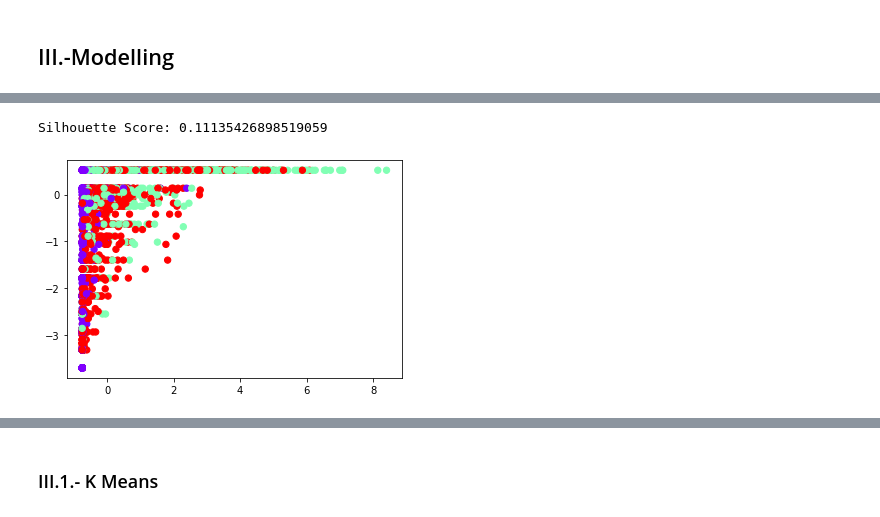
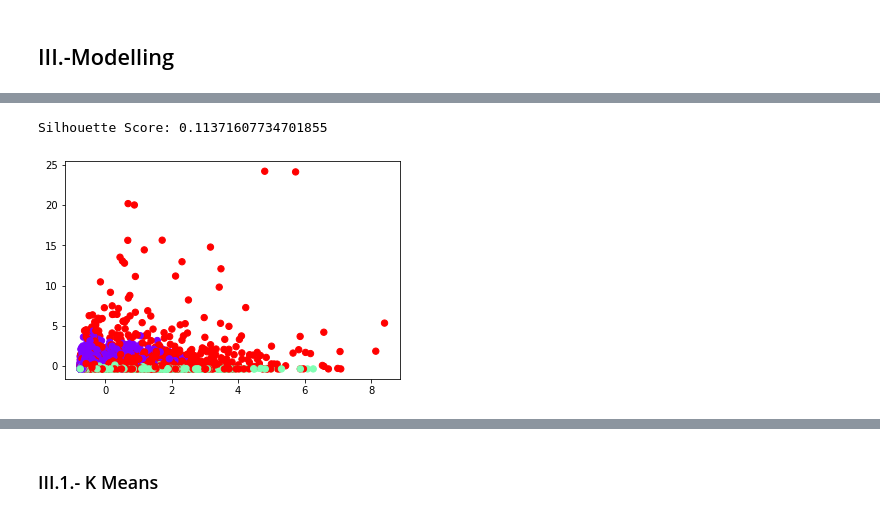
Before and after one commit to Insectonwindscreen/MLxB_CA1, a Jupyter notebook: Marketing_analysis_clusters_1.ipynb, the cells around one changed output, grey strips where cells are left out. Cells and saved outputs as stored; diff of their text form; code cells hidden in the pictures.

```diff
--- a/Marketing_analysis_clusters_1.ipynb
+++ b/Marketing_analysis_clusters_1.ipynb
@@ -418,6 +421,15 @@ from sklearn.metrics.pairwise import pairwise_distances_argmin
 
 #from sklearn.model_selection import GridSearchCV
 # %%
-allResults = pd.DataFrame()
-x= creditcard_df.values
-x= creditcard_df_scaled
+#Let's use the Standard Scaler
+scaler = StandardScaler()
+df= creditcard_df.values
+df= scaler.fit_transform(df)
+x=df
+n_clusters= 3
+
+#creating list
+models = ['KMeans', 'Agglomerative Clustering',' FCM',
+          'GaussianMixture', 'Birch']
+Labels = []
+Score  = []
@@ -448,14 +459,13 @@ Silhouette Score: 0.4676551448676235
 # %%
-kmeans = AgglomerativeClustering(n_clusters = 3, affinity = 'euclidean', linkage = 'ward')
+kmeans = AgglomerativeClustering(n_clusters = n_clusters, affinity = 'euclidean', linkage = 'ward')
 y_kmeans = kmeans.fit_predict(x)
 
 # Visualising the clusters using scatter() method
-plt.scatter(x[y_kmeans == 0, 0], x[y_kmeans == 0, 1], s = 50, c = 'red')
-plt.scatter(x[y_kmeans == 1, 0], x[y_kmeans == 1, 1], s = 50, c = 'blue')
-plt.scatter(x[y_kmeans == 2, 0], x[y_kmeans == 2, 1], s = 50, c = 'green')
+plt.scatter(x[:,0], x[:,3], c=y_kmeans, s=40, cmap='viridis')
 
 print(f'Silhouette Score: {silhouette_score(x, y_kmeans)}')
+
 # Create an additional column in the dataframe (df) as KMeans_labels
-allResults['AC_labels'] = kmeans.labels_
-allResults['AC_Score'] = silhouette_score(x, y_kmeans)
+Labels.append(kmeans.labels_)
+Score.append(silhouette_score(x, y_kmeans))
 # %% [output]
@@ -464,19 +474,18 @@ Silhouette Score: 0.3882657711143604
 # %%
-x= creditcard_df.values
-kmeans = FCM(n_clusters = 3)
+kmeans = FCM(n_clusters = n_clusters)
 y_kmeans = kmeans.fit(x)
 centers = kmeans.centers
 # argmax: Returns the indices of the maximum values along an axis.
 fcm_labels = kmeans.u.argmax(axis = 1)
 
 # Visualising the clusters using scatter() method
-plt.scatter(x[:,0], x[:,1], c=fcm_labels, s=40, cmap='cool')
+plt.scatter(x[:,0], x[:,3], c=fcm_labels, s=40, cmap='cool')
 # Plotting the centroids of the clusters
 plt.scatter(centers[:, 0], centers[:, 1], c='black', s=200, alpha=0.5);
 plt.scatter(centers[:, 0], centers[:,1], s = 50, c = 'yellow', label = 'Centroids')
 # Display the silhouette score values
 print(f'Silhouette Score: {silhouette_score(x, fcm_labels)}')
 # Create an additional column in the dataframe (df) as KMeans_labels
-allResults['FCM_labels'] = fcm_labels
-allResults['FCM_Score'] = silhouette_score(x, fcm_labels)
+Labels.append(fcm_labels)
+Score.append(silhouette_score(x, fcm_labels))
 # %% [output]
@@ -500,16 +494,16 @@ Silhouette Score: -0.4437013266683457
 # %%
-kmeans =  GaussianMixture(n_components=3)
+kmeans =  GaussianMixture(n_components=n_clusters)
 y_kmeans = kmeans.fit(x)
 labels= y_kmeans.predict(x)
 
 # Visualising the clusters using scatter() method
-plt.scatter(x[:,0], x[:,1],c=labels,s=40, cmap='rainbow')
+plt.scatter(x[:,0], x[:,3],c=labels,s=40, cmap='rainbow')
 # Display the silhouette score values
 print(f'Silhouette Score: {silhouette_score(x, labels)}')
 
 # Create an additional column in the dataframe
-allResults['GM_labels'] =labels
-allResults['GM_Score'] = silhouette_score(x,labels)
+Labels.append(labels)
+Score.append(silhouette_score(x,labels))
 # %% [output]
-Silhouette Score: 0.11135426898519059
+Silhouette Score: 0.11371607734701855
-[figure, old version]
+[figure, new version]
```
Also changed, not shown: parts of 37 cells of this notebook.
